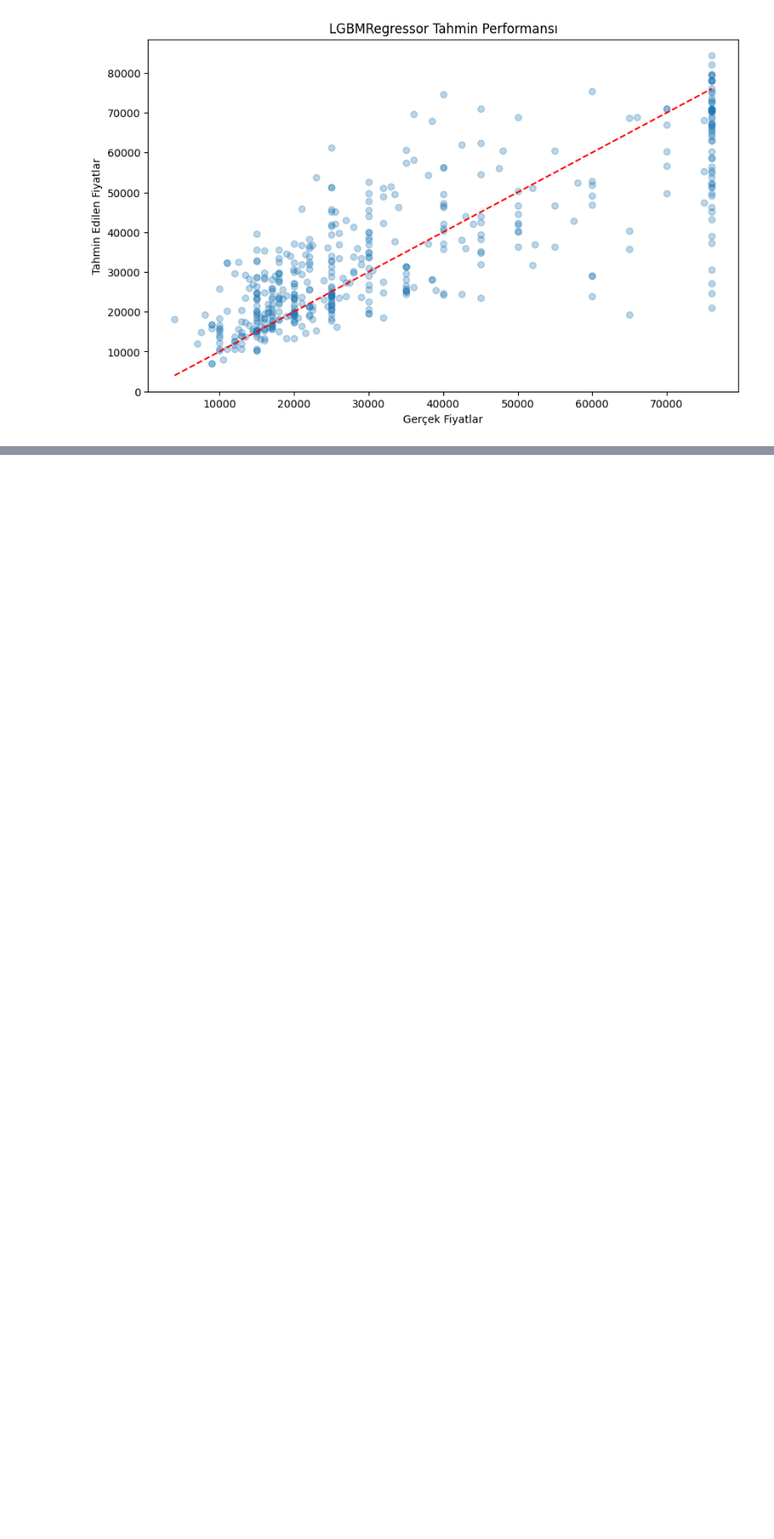
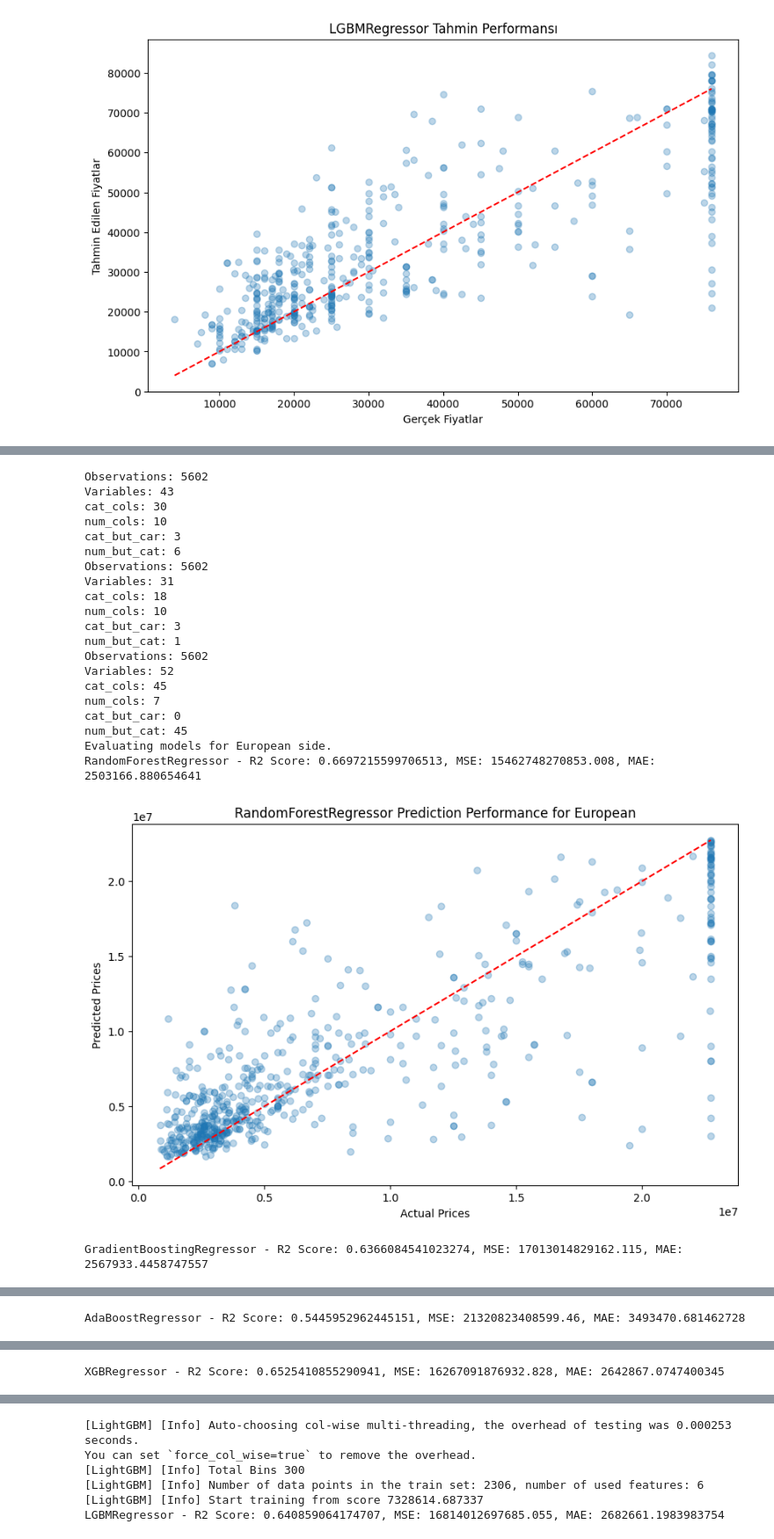
Before and after one commit to berkezkul/HousingPricePrediction--Mining_and_Machine-Learning, a Jupyter notebook: HousingPricePrediction_Istanbul.ipynb, the cells around one changed output, grey strips where cells are left out. Shown at 88% size. Saved outputs shown, nothing was run; the diff lists cells and outputs as text; code cells hidden in the pictures; blank space fills up the shorter version.

```diff
--- a/HousingPricePrediction_Istanbul.ipynb
+++ b/HousingPricePrediction_Istanbul.ipynb
@@ -634,0 +817,9 @@ def model_and_train(df, X_scaled, y, target_col='price'):
+# %%
+def visualize_model_side_results(y_test, y_pred, model_name, side):
+    plt.figure(figsize=(10, 6))
+    plt.scatter(y_test, y_pred, alpha=0.3)
+    plt.plot([min(y_test), max(y_test)], [min(y_test), max(y_test)], 'r--')
+    plt.title(f"{model_name} Prediction Performance for {side}")
+    plt.xlabel('Actual Prices')
+    plt.ylabel('Predicted Prices')
+    plt.show()
@@ -797,0 +1011,52 @@ Passing `palette` without assigning `hue` is deprecated and will be removed in v
+# %%
+def district_main():
+    df = load()
+
+    '''DATA PREPROCESSING'''
+    df = pre_cleaning(df)
+    daily_rental_df, rental_df, df = seperate_houses(df)
+    df = simplify_low_frequency_classes(df)
+    df, X, y, X_scaled = pre_processing(df)
+
+    '''MODEL EVALUATION BY SIDE'''
+    side_results = evaluate_models_by_side(df, X_scaled, y)
+
+    '''VISUALIZATIONS'''
+    plot_price_distributions(df)
+    average_prices = calculate_average_prices(df)
+    print(f"Average Prices: {average_prices}")
+    '''
+    for side, results in side_results.items():
+        for result in results:
+            y_pred = result['best_model'].predict(X_scaled[df[f'side_{side}'] == 1])
+            y_test = y[df[f'side_{side}'] == 1]
+            model_name = result['model']
+            visualize_model_side_results(y_test, y_pred, model_name, side)
+    '''
+
+    return df, X, y, side_results
+# %%
+df, X, y, side_results = district_main()
+# %% [output]
+Observations: 5602
+Variables: 43
+cat_cols: 30
+num_cols: 10
+cat_but_car: 3
+num_but_cat: 6
+Observations: 5602
+Variables: 31
+cat_cols: 18
+num_cols: 10
+cat_but_car: 3
+num_but_cat: 1
+Observations: 5602
+Variables: 52
+cat_cols: 45
+num_cols: 7
+cat_but_car: 0
+num_but_cat: 45
+Evaluating models for European side.
+RandomForestRegressor - R2 Score: 0.6697215599706513, MSE: 15462748270853.008, MAE: 2503166.880654641
+[figure, added]
+GradientBoostingRegressor - R2 Score: 0.6366084541023274, MSE: 17013014829162.115, MAE: 2567933.4458747557
@@ -797,0 +1064 @@ Passing `palette` without assigning `hue` is deprecated and will be removed in v
+AdaBoostRegressor - R2 Score: 0.5445952962445151, MSE: 21320823408599.46, MAE: 3493470.681462728
@@ -797,0 +1066 @@ Passing `palette` without assigning `hue` is deprecated and will be removed in v
+XGBRegressor - R2 Score: 0.6525410855290941, MSE: 16267091876932.828, MAE: 2642867.0747400345
@@ -797,0 +1068,6 @@ Passing `palette` without assigning `hue` is deprecated and will be removed in v
+[LightGBM] [Info] Auto-choosing col-wise multi-threading, the overhead of testing was 0.000253 seconds.
+You can set `force_col_wise=true` to remove the overhead.
+[LightGBM] [Info] Total Bins 300
+[LightGBM] [Info] Number of data points in the train set: 2306, number of used features: 6
+[LightGBM] [Info] Start training from score 7328614.687337
+LGBMRegressor - R2 Score: 0.640859064174707, MSE: 16814012697685.055, MAE: 2682661.1983983754
```
Also changed, not shown: parts of 26 cells of this notebook.
